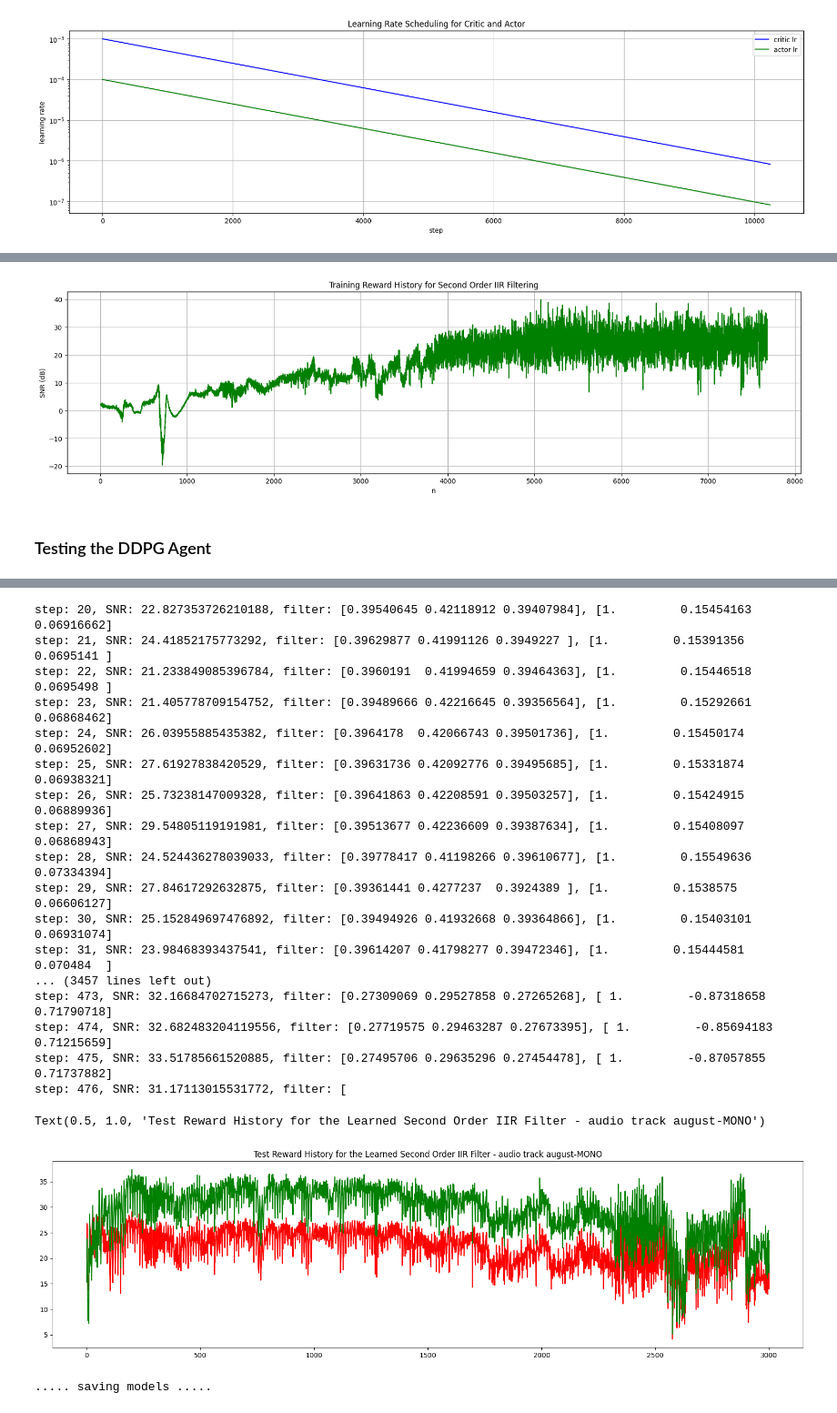
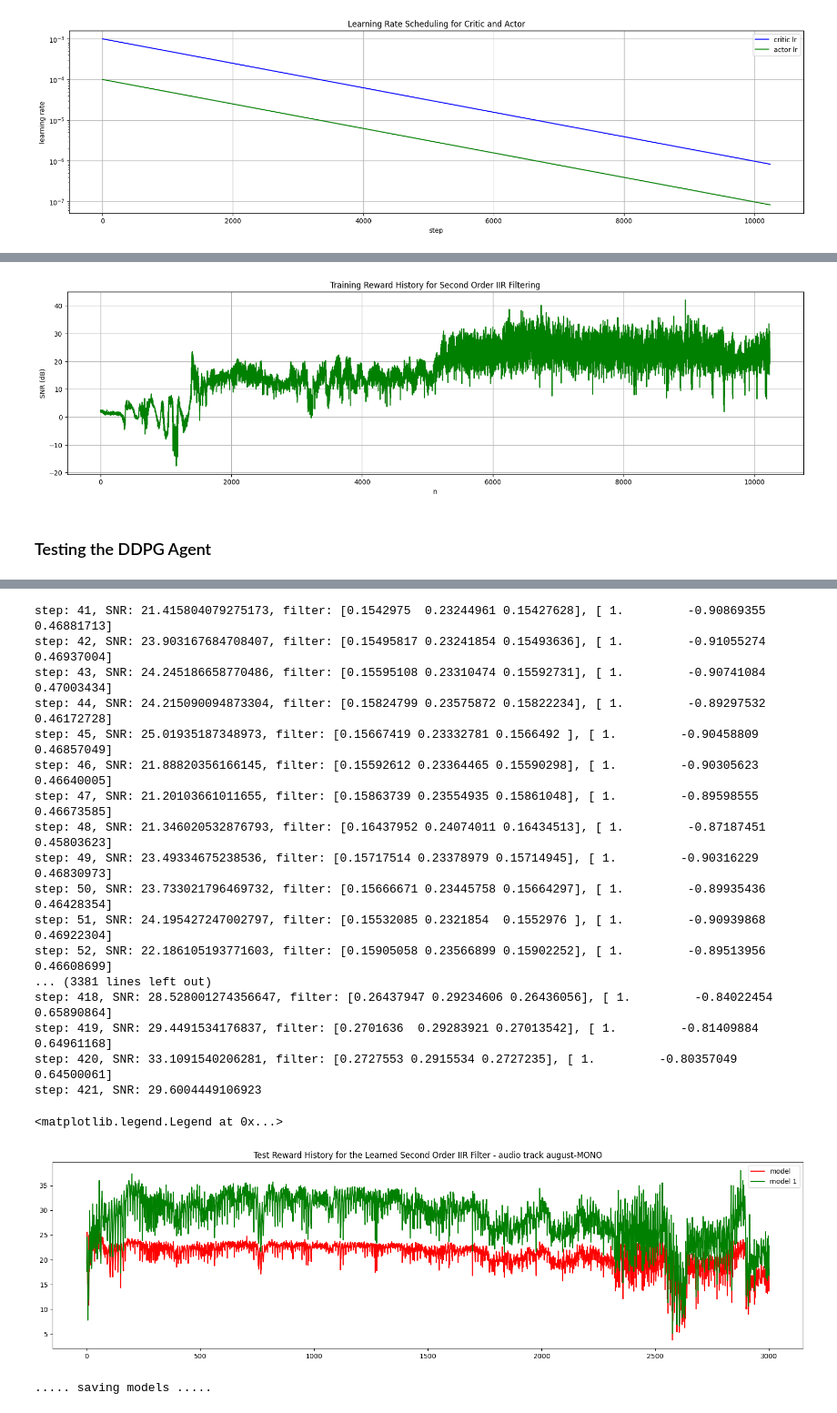
Before and after one commit to rajapaksha-rmpap/FYP, a Jupyter notebook: stage_2/notebook-stage_2.1.ipynb, the cells around one changed output, grey strips where cells are left out. Shown at 91% size. Saved outputs shown, nothing was run; the diff lists cells and outputs as text; code cells hidden in the pictures.

Commit message:
started analyzing the randomness of IIR training

```diff
--- a/stage_2/notebook-stage_2.1.ipynb
+++ b/stage_2/notebook-stage_2.1.ipynb
@@ -292,8 +296,8 @@ class ReceiverEnvWithSecondOrderIIR(gym.Env):
         # calculate the reward (SNR)
         reward = SNR(target, filtered)
         if np.isnan(reward):
-            print(f"reward value is not a number...\ntarget: {target}\nfiltered: {filtered}\nfilter: {filter}; assigning -100dB as the reward...")
-            reward = -100 # assign a very large negative reward
+            print(f"reward value is not a number... \nfilter: {filter}; assigning -20dB as the reward...")
+            reward = -20 # assign a very large negative reward
             # raise Exception(f"reward value is not a number...\ntarget: {target}\nfiltered: {filtered}\nfilter: {filter}")
 
         # if self.counter % 50 == 1:
@@ -651,9 +655,9 @@ class DDPGAgent:
 ### Training the DDPG Agent
 # %%
 # define train and test functions
-def train(model_, env_, audio_num, max_num_steps, reward_history=None, action_history=None):
+def train(model_, env_, audio_num, max_num_steps, show_effect=True, reward_history=None, action_history=None):
     """
-    Trains a model in a given environment with the specified number of time steps.
+    Trains a model in a given environment over a specified number of time steps.
     :param model_: the DRL model
     :param env_: the environment the model is going to trained in
     :param audio_num: the number/index of the audio track to be used as the training data
@@ -667,7 +671,7 @@ def train(model_, env_, audio_num, max_num_steps, reward_history=None, action_hi
     step_count = 0
 
     # reset the environment
-    state, _ = env_.reset(options={'reset_all': True, 'audio_num':audio_num}) # FOR SINGLE EPISODE
+    state, _ = env_.reset(options={'reset_all': True, 'audio_num':audio_num, 'show_effect': show_effect}) # FOR SINGLE EPISODE
     done = False
 
     while not done:
@@ -804,13 +808,13 @@ model_1 = DDPGAgent(
     critic_fc2  = 256, #...
     actor_fc1   = 256,
     actor_fc2   = 128,
-    batch_size  = 128,
-    buffer_size = 2000,
+    batch_size  = 128*2,
+    buffer_size = 128*2, # buffer size is reduced to the batch size
     noise       = 0.01
 )
 
 # train the model
-train_time_steps = 128*30
+train_time_steps = 128*40
 reward_history_1, action_history_1 = train(model_1, env, audio_num=4, max_num_steps=train_time_steps)
 reward_history_1, action_history_1 = train(model_1, env, audio_num=1, max_num_steps=train_time_steps, reward_history=reward_history_1, action_history=action_history_1)
 # %% [output]
@@ -844,7 +848,7 @@ plt.xlabel("n")
 plt.ylabel("SNR (dB)")
 plt.grid(True)
 # %% [output]
-[figure, old version]
+[figure, new version]
 # %% [markdown]
 ### Testing the DDPG Agent
 # %%
@@ -900,9 +904,10 @@ test_reward_history_1, test_action_history_1 = test(model_1, env, audio_num, num
 
 # visulaize the rewards in testing
 plt.figure(figsize=(20, 5))
-plt.plot(range(1, len(test_reward_history)+1), test_reward_history, 'r')
-plt.plot(range(1, len(test_reward_history_1)+1), test_reward_history_1, 'g')
+plt.plot(range(1, len(test_reward_history)+1), test_reward_history, 'r', label='model')
+plt.plot(range(1, len(test_reward_history_1)+1), test_reward_history_1, 'g', label='model 1')
 plt.title(f"Test Reward History for the Learned Second Order IIR Filter - audio track {audio_names[audio_num]}")
+plt.legend()
 # %% [output]
 --------------------------------------------------episode no: 1--------------------------------------------------
 audio name: 'august-MONO'
@@ -924,22 +929,22 @@ step: 19, SNR: 21.892094895823064, filter: [0.39627913 0.41771389 0.39480906], [
-step: 20, SNR: 22.827353726210188, filter: [0.39540645 0.42118912 0.39407984], [1.         0.15454163 0.06916662]
-step: 21, SNR: 24.41852175773292, filter: [0.39629877 0.41991126 0.3949227 ], [1.         0.15391356 0.0695141 ]
-step: 22, SNR: 21.233849085396784, filter: [0.3960191  0.41994659 0.39464363], [1.         0.15446518 0.0695498 ]
-step: 23, SNR: 21.405778709154752, filter: [0.39489666 0.42216645 0.39356564], [1.         0.15292661 0.06868462]
-step: 24, SNR: 26.03955885435382, filter: [0.3964178  0.42066743 0.39501736], [1.         0.15450174 0.06952602]
-step: 25, SNR: 27.61927838420529, filter: [0.39631736 0.42092776 0.39495685], [1.         0.15331874 0.06938321]
-step: 26, SNR: 25.73238147009328, filter: [0.39641863 0.42208591 0.39503257], [1.         0.15424915 0.06889936]
-step: 27, SNR: 29.54805119191981, filter: [0.39513677 0.42236609 0.39387634], [1.         0.15408097 0.06868943]
-step: 28, SNR: 24.524436278039033, filter: [0.39778417 0.41198266 0.39610677], [1.         0.15549636 0.07334394]
-step: 29, SNR: 27.84617292632875, filter: [0.39361441 0.4277237  0.3924389 ], [1.         0.1538575  0.06606127]
-step: 30, SNR: 25.152849697476892, filter: [0.39494926 0.41932668 0.39364866], [1.         0.15403101 0.06931074]
-step: 31, SNR: 23.98468393437541, filter: [0.39614207 0.41798277 0.39472346], [1.         0.15444581 0.070484  ]
-... (3457 lines left out)
-step: 473, SNR: 32.16684702715273, filter: [0.27309069 0.29527858 0.27265268], [ 1.         -0.87318658  0.71790718]
-step: 474, SNR: 32.682483204119556, filter: [0.27719575 0.29463287 0.27673395], [ 1.         -0.85694183  0.71215659]
-step: 475, SNR: 33.51785661520885, filter: [0.27495706 0.29635296 0.27454478], [ 1.         -0.87057855  0.71737882]
-step: 476, SNR: 31.17113015531772, filter: [
+step: 41, SNR: 21.415804079275173, filter: [0.1542975  0.23244961 0.15427628], [ 1.         -0.90869355  0.46881713]
+step: 42, SNR: 23.903167684708407, filter: [0.15495817 0.23241854 0.15493636], [ 1.         -0.91055274  0.46937004]
+step: 43, SNR: 24.245186658770486, filter: [0.15595108 0.23310474 0.15592731], [ 1.         -0.90741084  0.47003434]
+step: 44, SNR: 24.215090094873304, filter: [0.15824799 0.23575872 0.15822234], [ 1.         -0.89297532  0.46172728]
+step: 45, SNR: 25.01935187348973, filter: [0.15667419 0.23332781 0.1566492 ], [ 1.         -0.90458809  0.46857049]
+step: 46, SNR: 21.88820356166145, filter: [0.15592612 0.23364465 0.15590298], [ 1.         -0.90305623  0.46640005]
+step: 47, SNR: 21.20103661011655, filter: [0.15863739 0.23554935 0.15861048], [ 1.         -0.89598555  0.46673585]
+step: 48, SNR: 21.346020532876793, filter: [0.16437952 0.24074011 0.16434513], [ 1.         -0.87187451  0.45803623]
+step: 49, SNR: 23.49334675238536, filter: [0.15717514 0.23378979 0.15714945], [ 1.         -0.90316229  0.46830973]
+step: 50, SNR: 23.733021796469732, filter: [0.15666671 0.23445758 0.15664297], [ 1.         -0.89935436  0.46428354]
+step: 51, SNR: 24.195427247002797, filter: [0.15532085 0.2321854  0.1552976 ], [ 1.         -0.90939868  0.46922304]
+step: 52, SNR: 22.186105193771603, filter: [0.15905058 0.23566899 0.15902252], [ 1.         -0.89513956  0.46608699]
+... (3381 lines left out)
+step: 418, SNR: 28.528001274356647, filter: [0.26437947 0.29234606 0.26436056], [ 1.         -0.84022454  0.65890864]
+step: 419, SNR: 29.4491534176837, filter: [0.2701636  0.29283921 0.27013542], [ 1.         -0.81409884  0.64961168]
+step: 420, SNR: 33.1091540206281, filter: [0.2727553 0.2915534 0.2727235], [ 1.         -0.80357049  0.64500061]
+step: 421, SNR: 29.6004449106923
-Text(0.5, 1.0, 'Test Reward History for the Learned Second Order IIR Filter - audio track august-MONO')
+<matplotlib.legend.Legend at 0x...>
-[figure, old version]
+[figure, new version]
 # %%
 # run the following if you want to save the current model
 checkpoint_dir = 'models/try1/'
```
Also changed, not shown: parts of 15 cells of this notebook, 4 other files.
